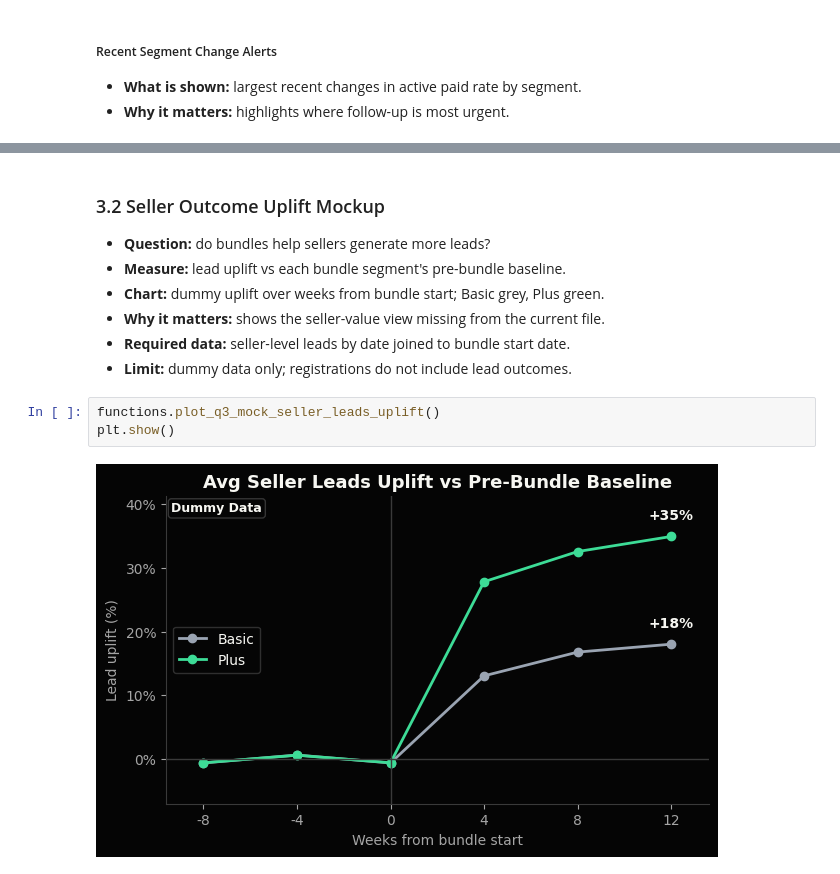
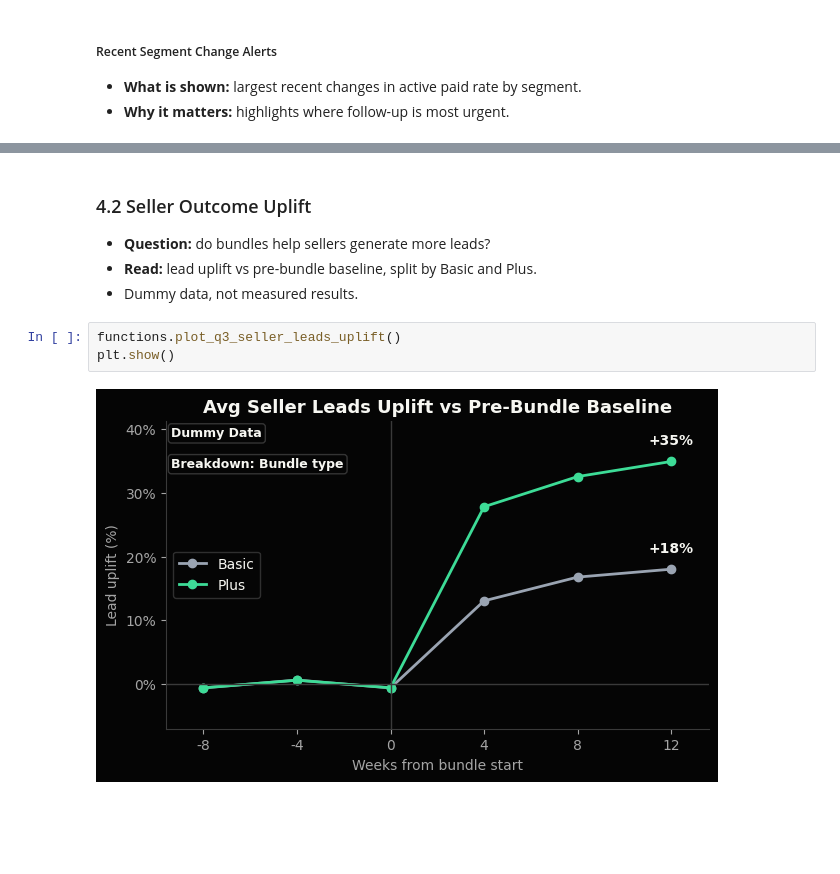
Before and after one commit to omer-t/marktplaats-assignment, a Jupyter notebook: assignments/smb_bundles/q3_monitor.ipynb, the cells around one changed output, grey strips where cells are left out. Cells and saved outputs as stored; diff of their text form; blank space fills up the shorter version.

```diff
--- a/assignments/smb_bundles/q3_monitor.ipynb
+++ b/assignments/smb_bundles/q3_monitor.ipynb
@@ -394,15 +378,12 @@ plt.show()
 [figure]
 # %% [markdown]
-### 3.2 Seller Outcome Uplift Mockup
+### 4.2 Seller Outcome Uplift
 
 - **Question:** do bundles help sellers generate more leads?
-- **Measure:** lead uplift vs each bundle segment's pre-bundle baseline.
-- **Chart:** dummy uplift over weeks from bundle start; Basic grey, Plus green.
-- **Why it matters:** shows the seller-value view missing from the current file.
-- **Required data:** seller-level leads by date joined to bundle start date.
-- **Limit:** dummy data only; registrations do not include lead outcomes.
+- **Read:** lead uplift vs pre-bundle baseline, split by Basic and Plus.
+- Dummy data, not measured results.
 # %%
-functions.plot_q3_mock_seller_leads_uplift()
+functions.plot_q3_seller_leads_uplift()
 plt.show()
 # %% [output]
-[figure, old version]
+[figure, new version]
```
Also changed, not shown: parts of 26 cells of this notebook, 12 other files.
